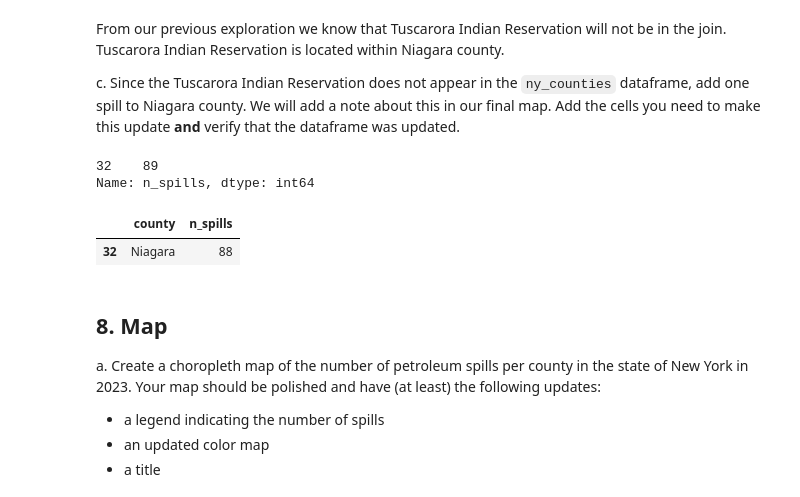
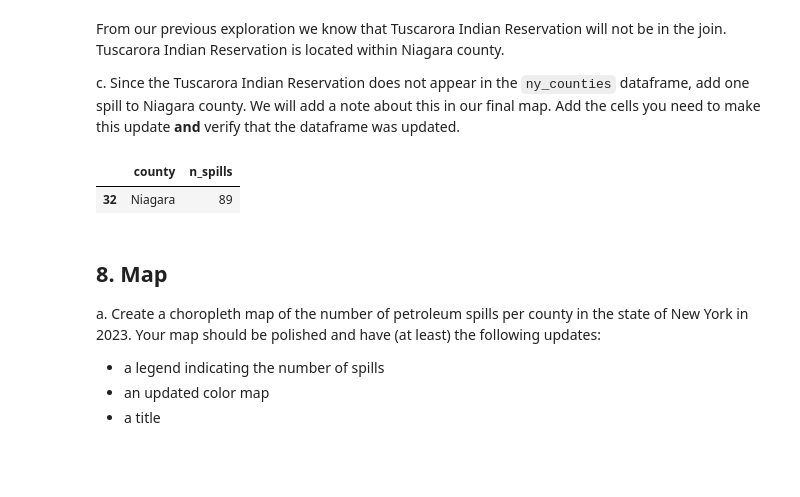
Before and after one commit to lucianbluescher/Visualizing_Oil_Spills_NYC, a Jupyter notebook: hwk3-task1-spills.ipynb, the cells around one changed output. Saved outputs shown, nothing was run; the diff lists cells and outputs as text; code cells hidden in the pictures; blank space fills up the shorter version.

```diff
--- a/hwk3-task1-spills.ipynb
+++ b/hwk3-task1-spills.ipynb
@@ -288,6 +296,8 @@ spills_per_county
 grader.check("q5d")
 # %% [output]
 q5d results: All test cases passed!
+# %%
+spills_per_county1 = spills_per_county.copy()
 # %% [markdown]
 <!-- BEGIN QUESTION -->
 
@@ -487,8 +497,8 @@ The number of spills in Tuscarora Indian Reservation is 1
 
 In the next cell, update 'St Lawrence' to 'St. Lawrence' in `spills_per_county` data frame and Verify the update was successful.
 # %%
-spills_per_county['county'] = spills_per_county['county'].replace('St Lawrence', 'St. Lawrence')
-spills_per_county.county.unique()
+spills_per_county1['county'] = spills_per_county1['county'].replace('St Lawrence', 'St. Lawrence')
+spills_per_county1.county.unique()
 # %% [output]
 array(['Albany', 'Allegany', 'Bronx', 'Broome', 'Cattaraugus', 'Cayuga',
        'Chautauqua', 'Chemung', 'Chenango', 'Clinton', 'Columbia',
@@ -521,18 +531,15 @@ From our previous exploration we know that Tuscarora Indian Reservation will not
 
 c. Since the Tuscarora Indian Reservation does not appear in the `ny_counties` dataframe, add one spill to Niagara county. We will add a note about this in our final map. Add the cells you need to make this update **and** verify that the dataframe was updated.
 # %%
-spills_per_county.loc[
-    spills_per_county['county'].str.contains('Niagara'), 'n_spills'
-] + 1
+spills_per_county1.loc[
+    spills_per_county1['county'].str.contains('Niagara'), 'n_spills'
+] += 1
-# %% [output]
-32    89
-Name: n_spills, dtype: int64
 # %%
 # Verify by checking n_spills went from 88 to 89
-spills_per_county[spills_per_county['county'].str.contains('Niagara')]
+spills_per_county1[spills_per_county1['county'].str.contains('Niagara')]
 # %% [output]
 |  | county | n_spills |
-| 32 | Niagara | 88 |
+| 32 | Niagara | 89 |
 # %% [markdown]
 ## 8. Map
 a. Create a choropleth map of the number of petroleum spills per county in the state of New York in 2023.
```
Also changed, not shown: parts of 13 cells of this notebook.
